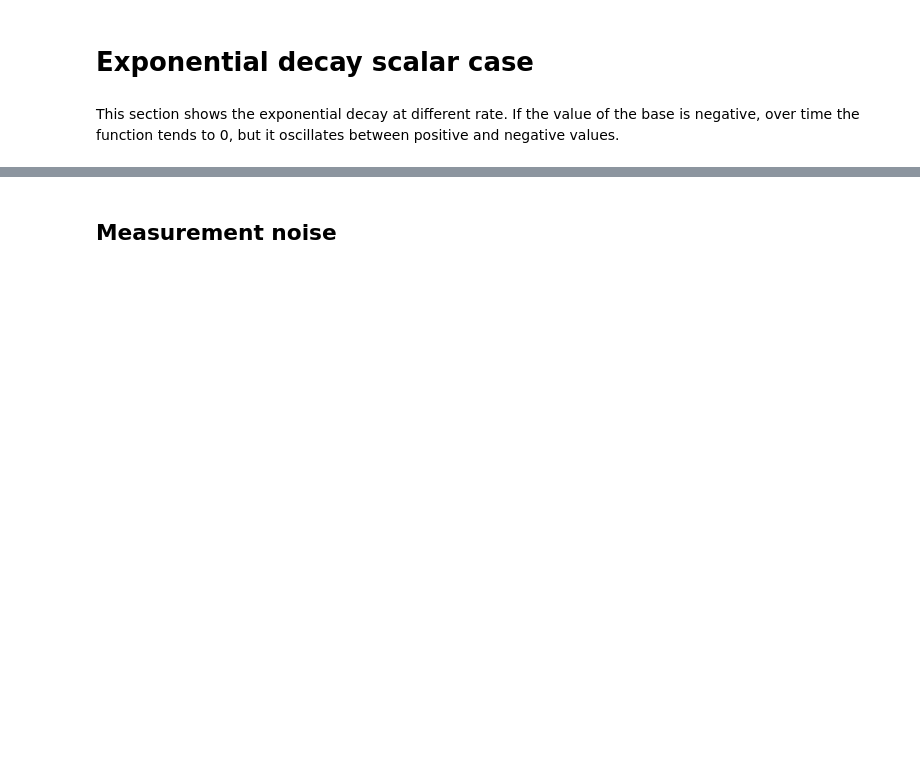
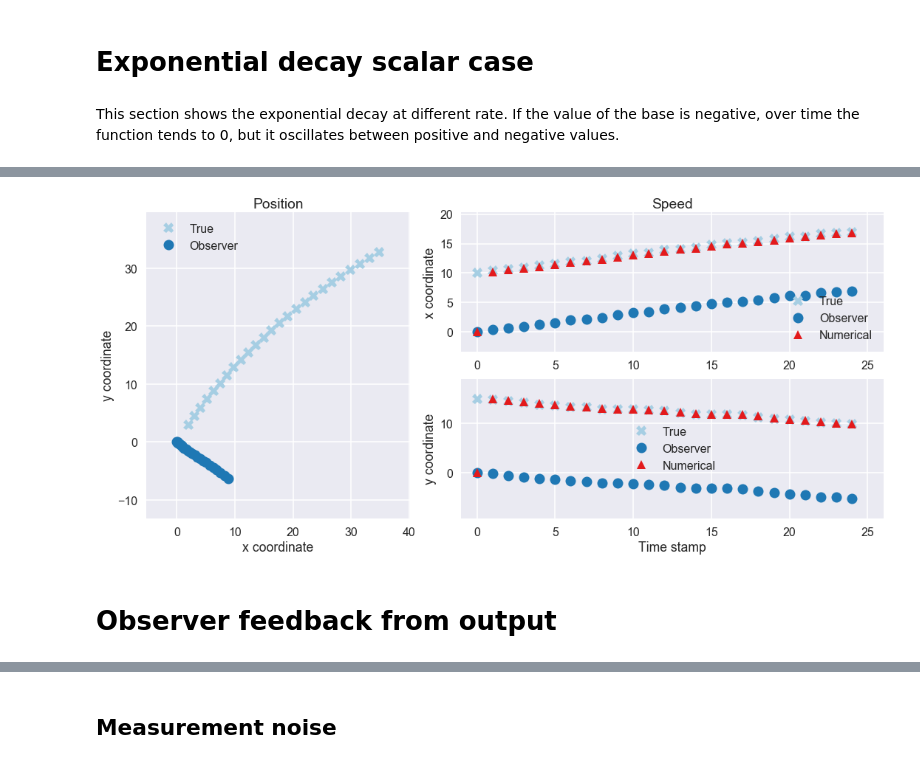
Before and after one commit to lparolin/state_estimation, a Jupyter notebook: notebook/Example 1.ipynb, the cells around one changed output, grey strips where cells are left out. Cells and saved outputs as stored; diff of their text form; code cells hidden in the pictures; blank space fills up the shorter version.

Commit message:
Code improvement
- Improved code for generating plot
- Added plots for no noise, measurement noise, input noise
- Added slides for the plots

```diff
--- a/notebook/Example 1.ipynb
+++ b/notebook/Example 1.ipynb
@@ -56,32 +64,20 @@ sample_time = 0.1
 # %%
 # True model
 initial_position = Coordinate2d(2, 3)
-initial_speed = Coordinate2d(2, 2)
+initial_speed = Coordinate2d(10, 15)
 true_model = simplified_models.TrueModel(initial_position, initial_speed, sample_time)
 # %%
 # Estimator
 initial_position_estimation = Coordinate2d(0, 0)
 initial_speed_estimation = Coordinate2d(0, 0)
 observer_gain = [
-    [0.5, 0],
-    [0.5, 0],
-    [0, 0.3],
-    [0, 0.3]
+    [0, 0],
+    [0, 0],
+    [0, 0],
+    [0, 0]
 ]
 sample_time = 0.1
 observer = simplified_models.Observer(initial_position_estimation, initial_speed_estimation, sample_time, observer_gain)
 # %%
 # generate input for the system
 acceleration = [Coordinate2d(random.uniform(0, 5), random.uniform(-5, 0)) for i in range(n_samples)]
-# %%
-position = [initial_position]
-estimated_position = [initial_position_estimation]
-speed = [initial_speed]
-estimated_speed = [initial_speed_estimation]
-for i_step in range(n_samples):
-    true_model.update_state(acceleration[i_step])
-    position.append(true_model.get_position())
-    observer.get_estimation(acceleration[i_step], position[i_step])
-    estimated_position.append(observer.get_position())
-    speed.append(true_model.get_speed())
-    estimated_speed.append(observer.get_speed())
@@ -102,0 +84,18 @@ y_numeric_speed = [0] + [(y_val[i+1] - y_val[i])/sample_time for i in range(len(
+# %%
+simulation1 = GenerateBaseSimulation(true_model, observer, acceleration)
+# %%
+fig=plt.figure(figsize=(15, 7))
+ax1 = plt.subplot2grid((2,5), (0,0), rowspan=2, colspan=2)
+ax1.axis('equal')
+ax2 = plt.subplot2grid((2,5), (0,2), colspan=3, autoscale_on=True)
+ax3 = plt.subplot2grid((2,5), (1,2), colspan=3, autoscale_on=True)
+
+du.generate_base_figure(simulation1, ax1, ax2, ax3)
+ax1.legend()
+ax2.legend()
+ax3.legend()
+fig.tight_layout()
+# %% [output]
+[figure, added]
+# %% [markdown]
+# Observer feedback from output
```
Also changed, not shown: parts of 27 cells of this notebook, 9 other files.
